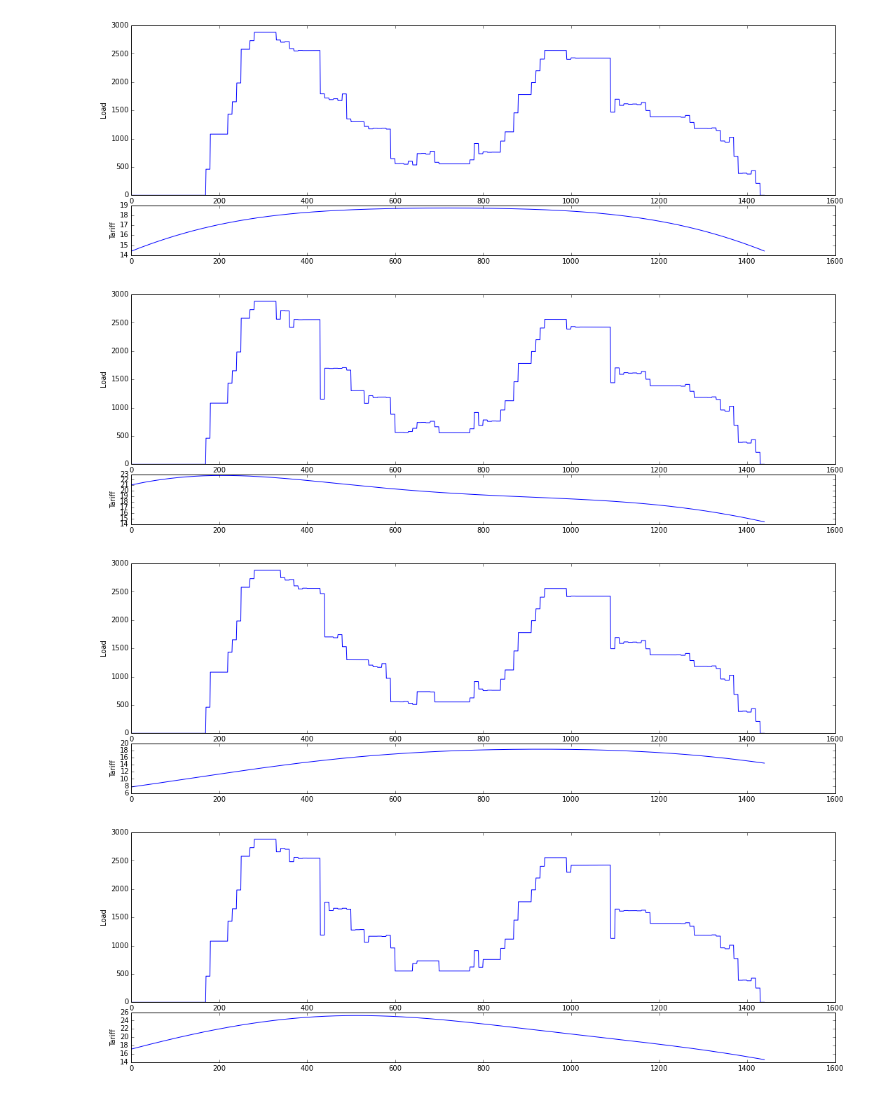
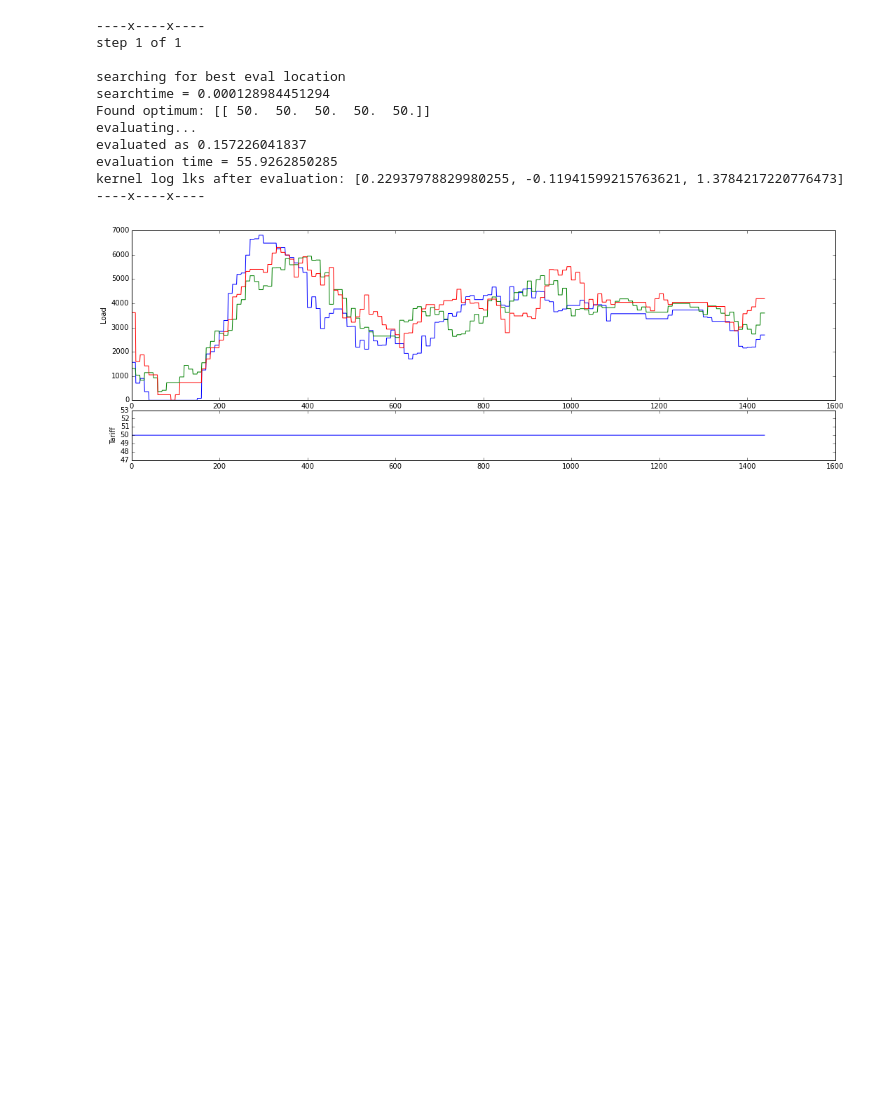
Before and after one commit to markm541374/tariffset, a Jupyter notebook: GPGO.ipynb, the cells around one changed output. Saved outputs shown, nothing was run; the diff lists cells and outputs as text; code cells hidden in the pictures; blank space fills up the shorter version.

```diff
--- a/GPGO.ipynb
+++ b/GPGO.ipynb
@@ -25,17 +25,25 @@ def kf4(x1,x2):
     d=delta*delta.T
     return 2.5*sp.exp(-((d[0,0])/0.003))
 # %%
-%%capture
+
 import tariffopt as TO
-e=TO.experiment([kf1,kf2,kf3],["ts0.txt"],[20,20,20,20],[0,0,0,0],4)
+e=TO.experiment([kf1,kf2,kf3],["ts0.txt","ts1.txt","ts2.txt"],[100,100,100,100,100],[0,0,0,0,0],TO.gen_3interp_tariff)
 
 #e.loadtrace('trace.txt')
 # %%
-%%capture
-e.stepn(5)
+
+e.stepn(1)
 e.savetrace('trace.txt')
 # %% [output]
+----x----x----
+step 1 of 1
+
+searching for best eval location
+searchtime = 0.000128984451294
+Found optimum: [[ 50.  50.  50.  50.  50.]]
+evaluating...
+evaluated as 0.157226041837
+evaluation time = 55.9262850285
+kernel log lks after evaluation: [0.22937978829980255, -0.11941599215763621, 1.3784217220776473]
+----x----x----
-[figure, old version]
+[figure, new version]
-[figure, removed]
-[figure, removed]
-[figure, removed]
```
Also changed, not shown: parts of 2 cells of this notebook, 23 other files.
